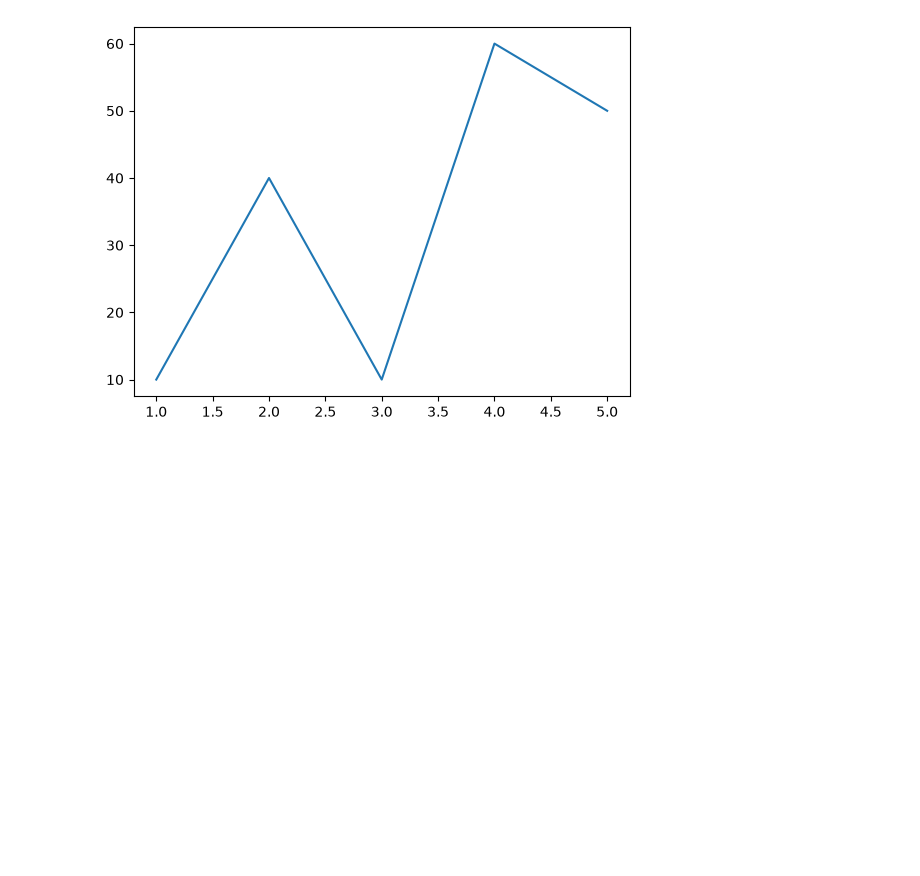
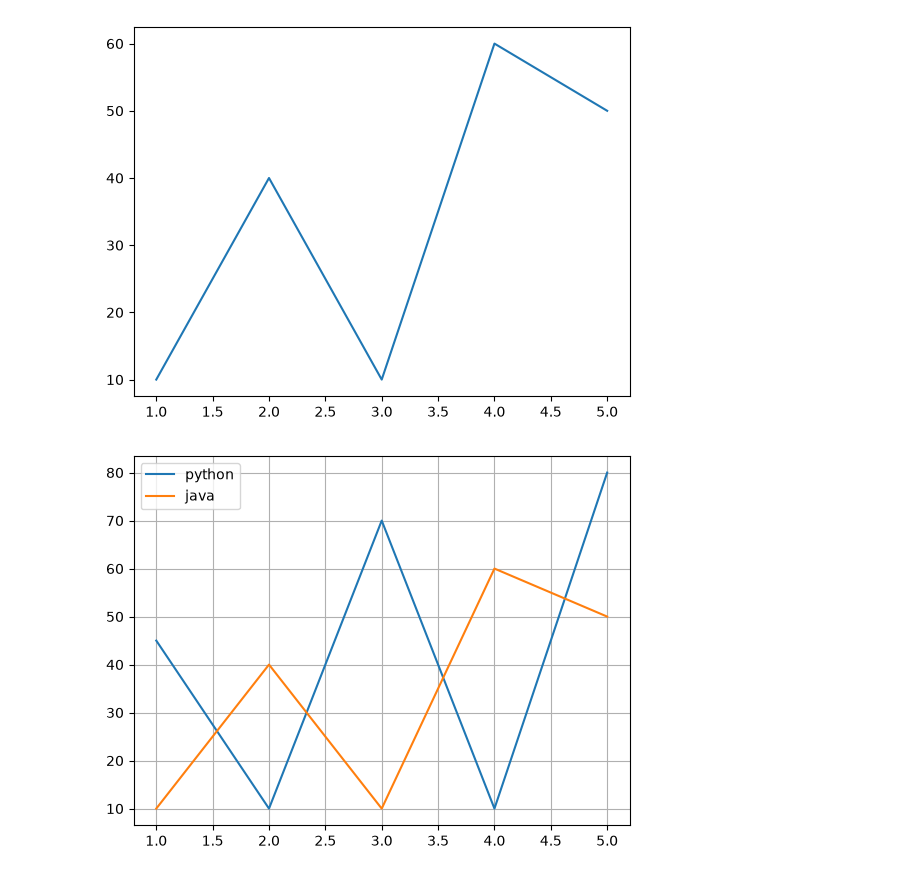
Before and after one commit to ankit-kr-maurya-82/Data-Science, a Jupyter notebook: day8.ipynb, the cells around one changed output. Cells and saved outputs as stored; diff of their text form; code cells hidden in the pictures; blank space fills up the shorter version.

```diff
--- a/day8.ipynb
+++ b/day8.ipynb
@@ -157,3 +157,17 @@ plt.plot(x, y)
 plt.show()
 # %% [output]
 [figure]
+# %%
+import matplotlib.pyplot as plt
+
+x = [1, 2, 3, 4, 5]
+y = [10, 40, 10, 60, 50]
+z = [45, 10, 70, 10, 80]
+plt.plot(x,z, label="python")
+plt.plot(x,y, label="java")
+plt.grid(True)
+plt.legend()
+
+plt.show()
+# %% [output]
+[figure, added]
```
Also changed, not shown: parts of 1 cell of this notebook.
